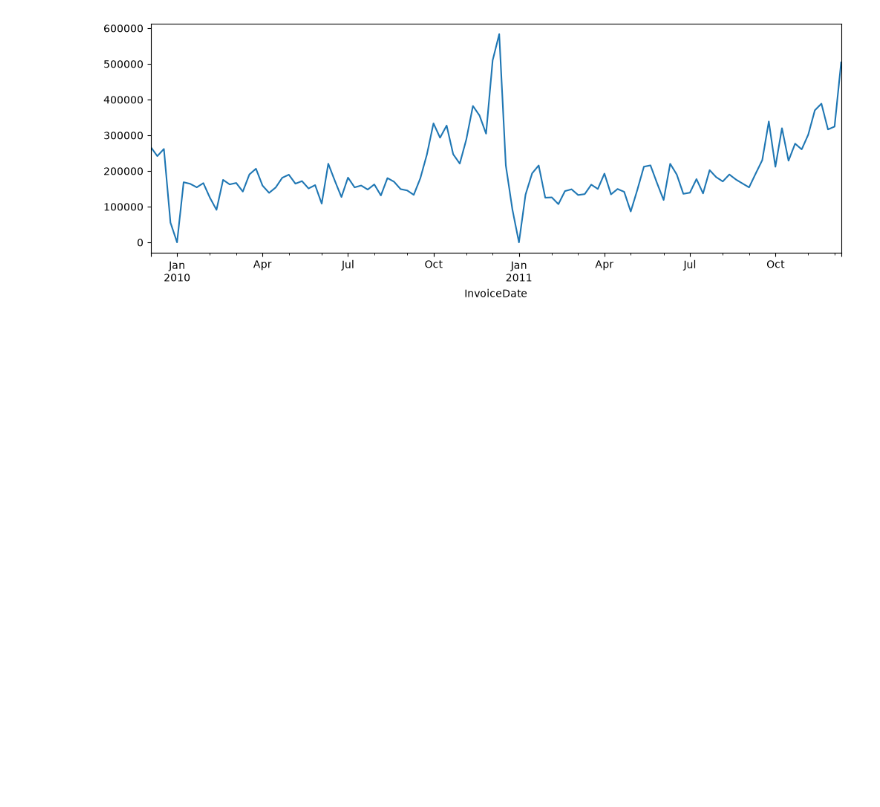
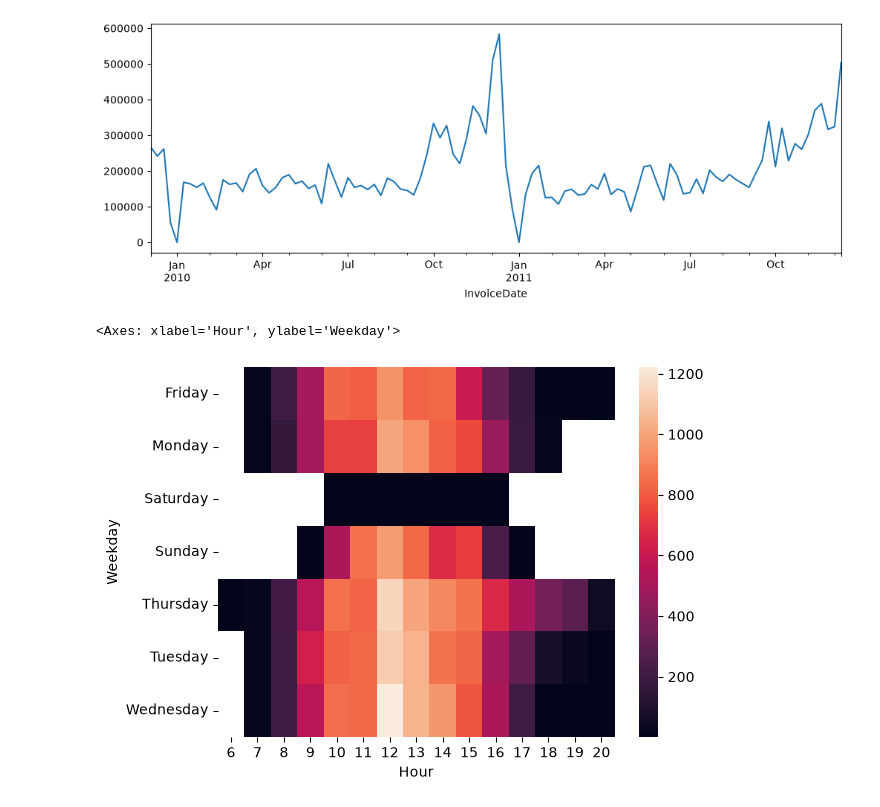
Before and after one commit to ToraBr/Online_retail_2, a Jupyter notebook: notebooks/01_exploring.ipynb, the cells around one changed output. Saved outputs shown, nothing was run; the diff lists cells and outputs as text; code cells hidden in the pictures; blank space fills up the shorter version.

Commit message:
added heatplot of hour and weekday for sale, histograms of quantity sold and price

```diff
--- a/notebooks/01_exploring.ipynb
+++ b/notebooks/01_exploring.ipynb
@@ -127,10 +127,17 @@ df.describe()
 | 75% | 1.000000e+01 | 2011-07-24 12:05:00 | 4.130000e+00 | 16805.000000 | 1.770000e+01 |
 | max | 8.099500e+04 | 2011-12-09 12:50:00 | 2.511109e+04 | 18287.000000 | 1.684696e+05 |
 | std | 1.265149e+02 | NaN | 5.144898e+01 | 1696.737039 | 2.031167e+02 |
-# %%
-df = df.set_index('InvoiceDate')
 # %%
-df["Revenue"].resample("W").sum().plot(figsize=(12, 4))
+df.set_index('InvoiceDate')["Revenue"].resample("W").sum().plot(figsize=(12, 4))
 # %% [output]
 <Axes: xlabel='InvoiceDate'>
 [figure]
+# %%
+df['Weekday'] = df['InvoiceDate'].dt.day_name()
+df['Hour'] = df['InvoiceDate'].dt.hour
+# %%
+pivot = df.pivot_table(index="Weekday", columns="Hour", values="Invoice", aggfunc="nunique")
+sns.heatmap(pivot)
+# %% [output]
+<Axes: xlabel='Hour', ylabel='Weekday'>
+[figure, added]
```
Also changed, not shown: parts of 5 cells of this notebook.
